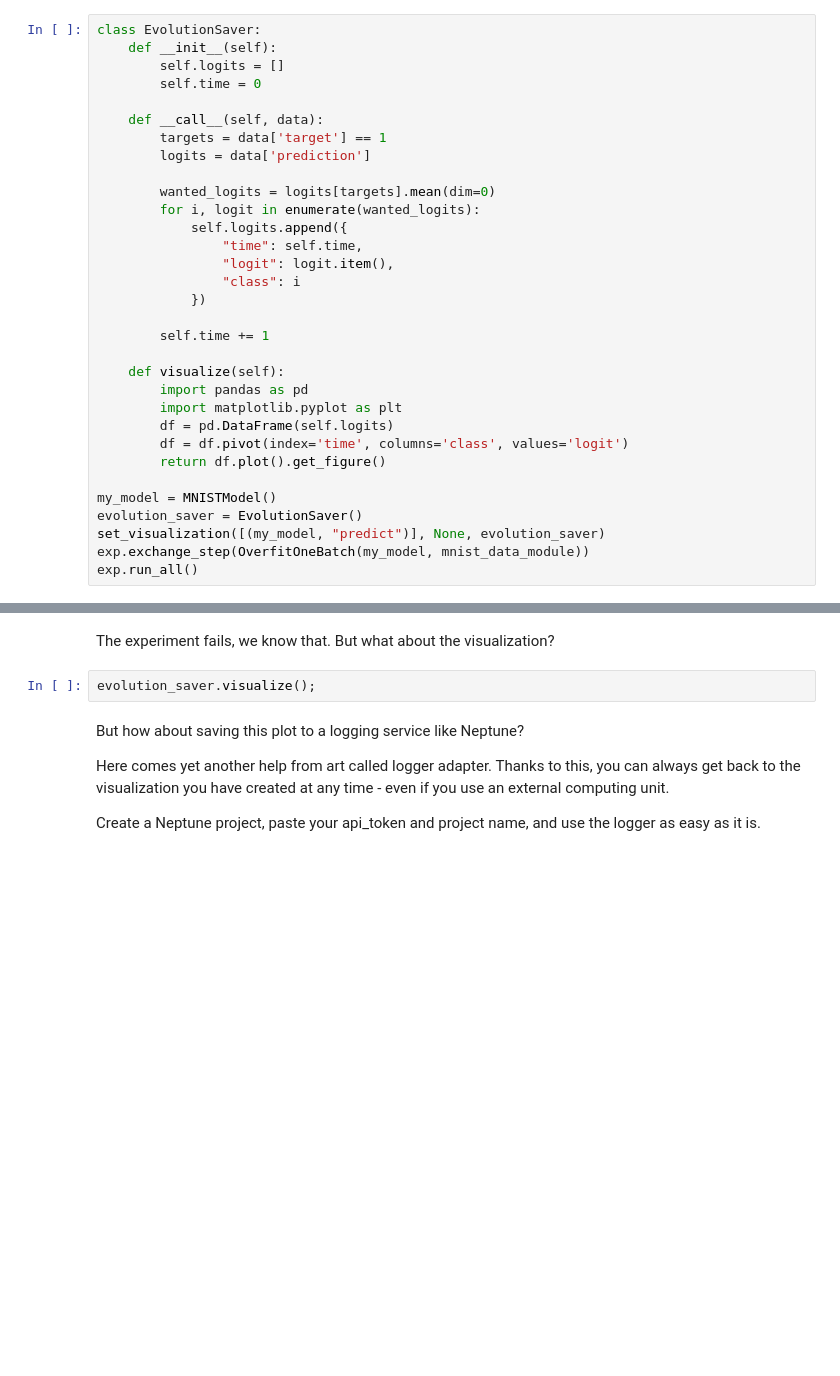
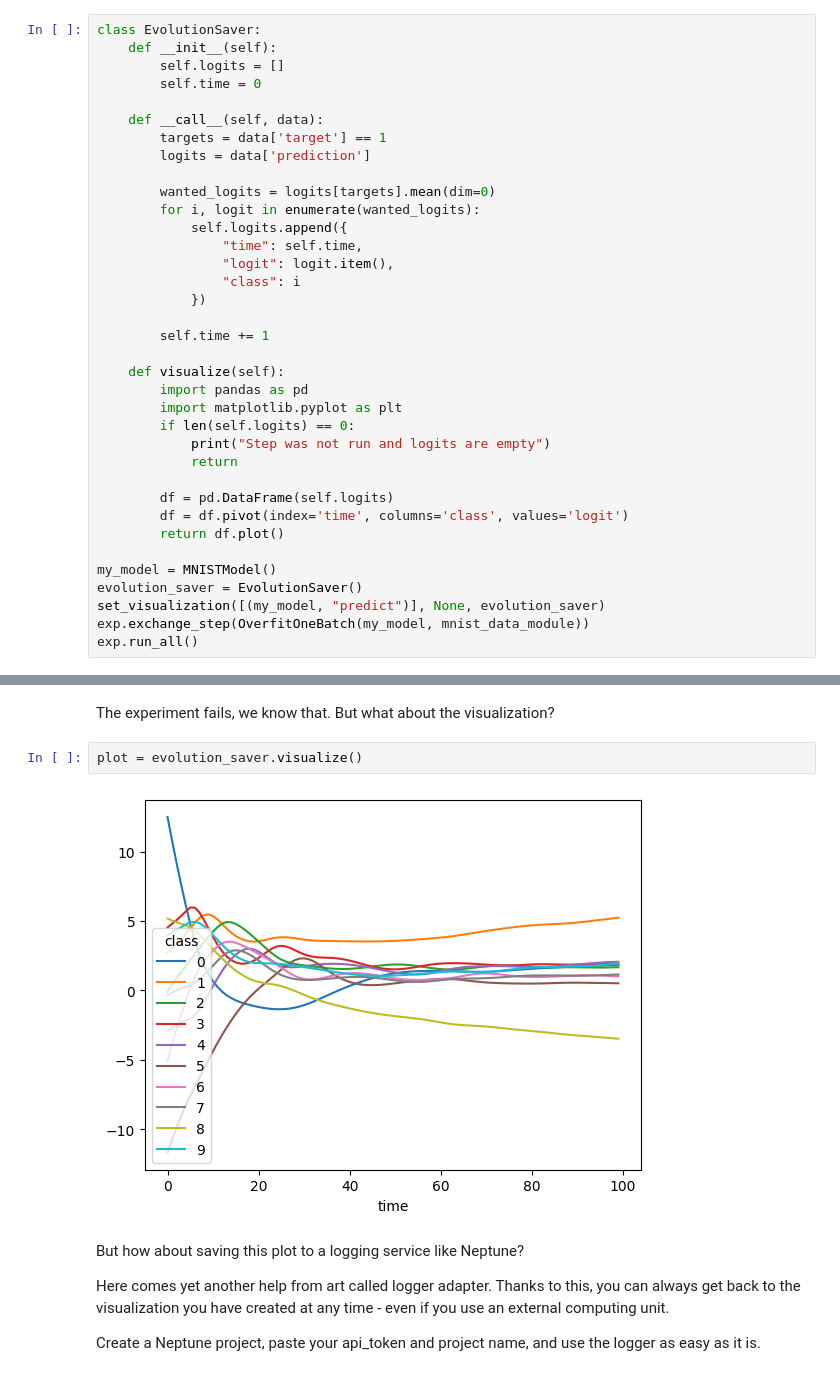
Before and after one commit to SebChw/ART-Templates, a Jupyter notebook: {{cookiecutter.project_slug}}/exp1/tutorial.ipynb, the cells around one changed output, grey strips where cells are left out. Cells and saved outputs as stored; diff of their text form; blank space fills up the shorter version.

Commit message:
fix plot issue and add extend logging in tutorial

```diff
--- a/{{cookiecutter.project_slug}}/exp1/tutorial.ipynb
+++ b/{{cookiecutter.project_slug}}/exp1/tutorial.ipynb
@@ -193,9 +311,13 @@ class EvolutionSaver:
     def visualize(self):
         import pandas as pd
         import matplotlib.pyplot as plt
+        if len(self.logits) == 0:
+            print("Step was not run and logits are empty")
+            return
+
         df = pd.DataFrame(self.logits)
         df = df.pivot(index='time', columns='class', values='logit')
-        return df.plot().get_figure()
+        return df.plot()
 
 my_model = MNISTModel()
 evolution_saver = EvolutionSaver()
@@ -205,7 +366,9 @@ exp.run_all()
 # %% [markdown]
 The experiment fails, we know that. But what about the visualization?
-# %%
-evolution_saver.visualize();
+# %%
+plot = evolution_saver.visualize()
+# %% [output]
+[figure, added]
 # %% [markdown]
 But how about saving this plot to a logging service like Neptune?
 
```
Also changed, not shown: parts of 16 cells of this notebook.
